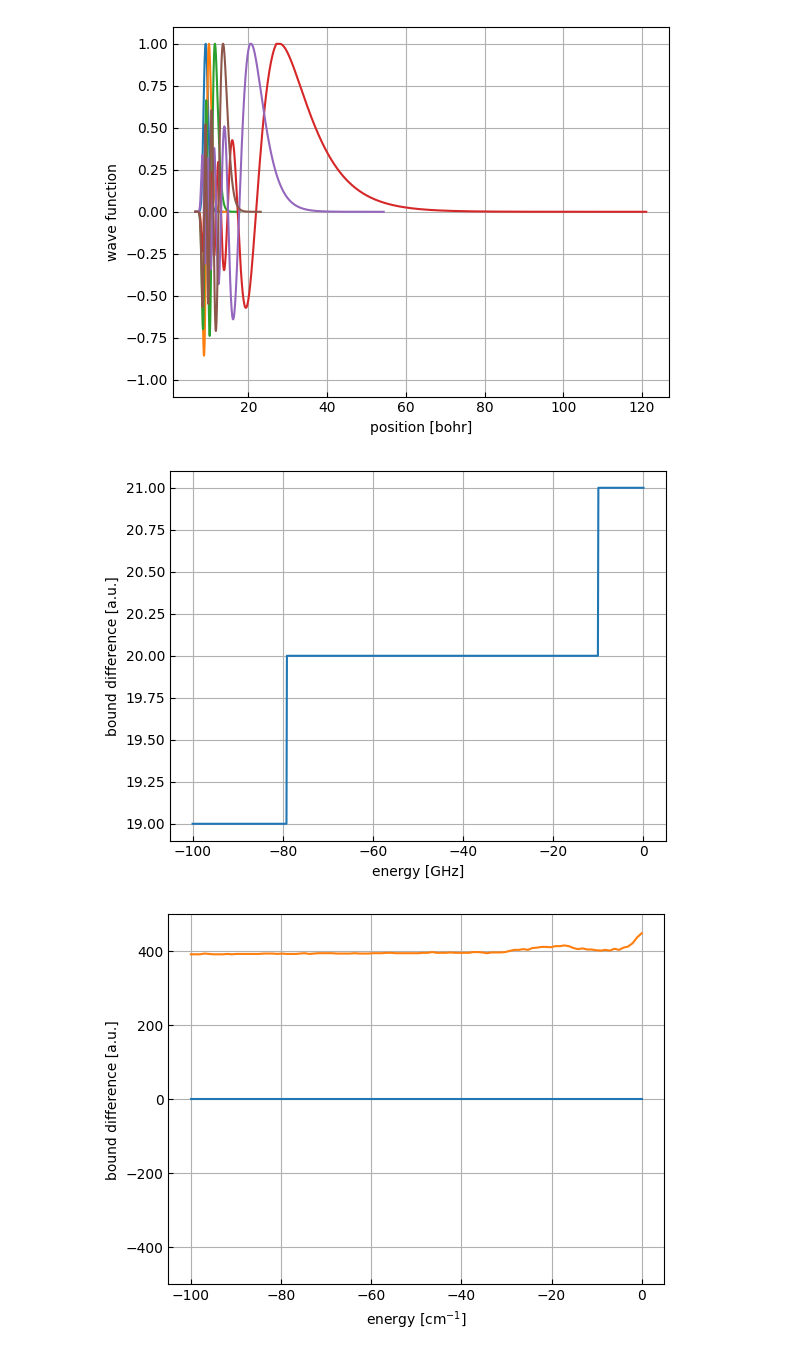
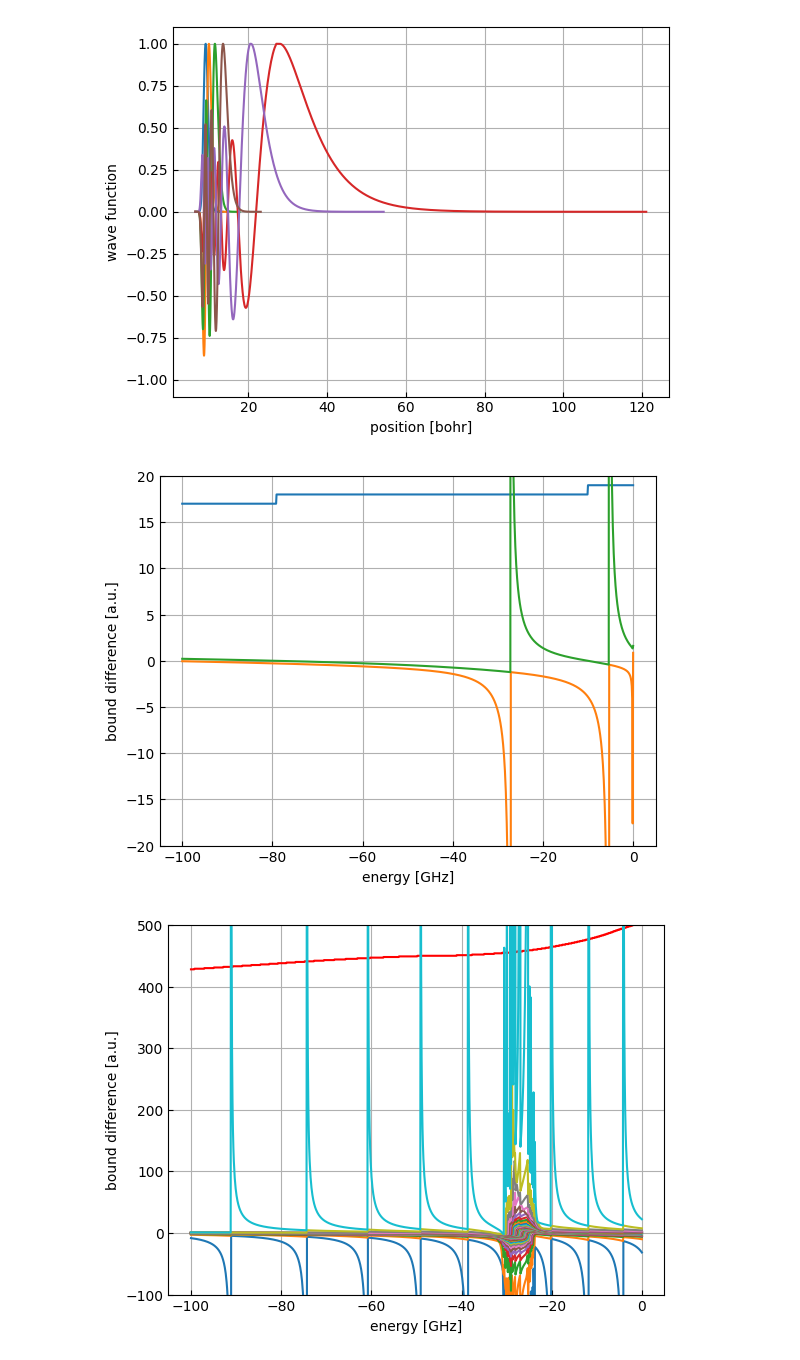
Before and after one commit to Wleter/quantum-rs, a Jupyter notebook: scattering-solver/analysis/tests.ipynb, the cells around one changed output. Saved outputs shown, nothing was run; the diff lists cells and outputs as text; code cells hidden in the pictures.

Commit message:
test bound matching matrix for bound states

```diff
--- a/scattering-solver/analysis/tests.ipynb
+++ b/scattering-solver/analysis/tests.ipynb
@@ -111,25 +110,31 @@ data = np.loadtxt(f'{DATA_PATH}/two_chan/node_count.dat', delimiter='\t', skipro
 fig, ax = utility.plot()
 ax.set_xlabel("energy [GHz]")
 ax.set_ylabel("bound difference [a.u.]")
-# ax.set_ylim(-20, 20)
+ax.set_ylim(-20, 20)
+# ax.set_xlim(-10, 0)
 
 a = np.median(data[:, 1])
 ax.plot(data[:, 0], data[:, 1]);
-# ax.plot(data[:, 0], data[:, 2]);
+
+data = np.loadtxt(f'{DATA_PATH}/two_chan/bound_mismatch.dat', delimiter='\t', skiprows=1)
+
+ax.plot(data[:, 0], data[:, 1]);
+ax.plot(data[:, 0], data[:, 2]);
 # %% [output]
-[figure, old version]
+[figure, new version]
 # %%
-data = np.loadtxt(f'{DATA_PATH}/many_chan/bound_diffs.dat', delimiter='\t', skiprows=1)
+data = np.loadtxt(f'{DATA_PATH}/many_chan/node_count.dat', delimiter='\t', skiprows=1)
 
 fig, ax = utility.plot()
-ax.set_xlabel("energy [cm$^{-1}$]")
+ax.set_xlabel("energy [GHz]")
 ax.set_ylabel("bound difference [a.u.]")
-ax.set_ylim(-500, 500)
+ax.set_ylim(-100, 500)
+# ax.set_xlim(-10, 0)
 
-a = np.median(data[:, 1])
-scaling = data[:, 2].max() / (100 * a)
+ax.plot(data[:, 0], data[:, 1], color = "red", markersize = 3);
 
-ax.plot(data[:, 0], data[:, 1])
-ax.plot(data[:, 0], data[:, 2]);
+data = np.loadtxt(f'{DATA_PATH}/many_chan/bound_mismatch.dat', delimiter='\t', skiprows=1)
+
+ax.plot(data[:, 0], data[:, 1:]);
 # %% [output]
-[figure, old version]
+[figure, new version]
```
Also changed, not shown: parts of 1 cell of this notebook, 3 other files.
